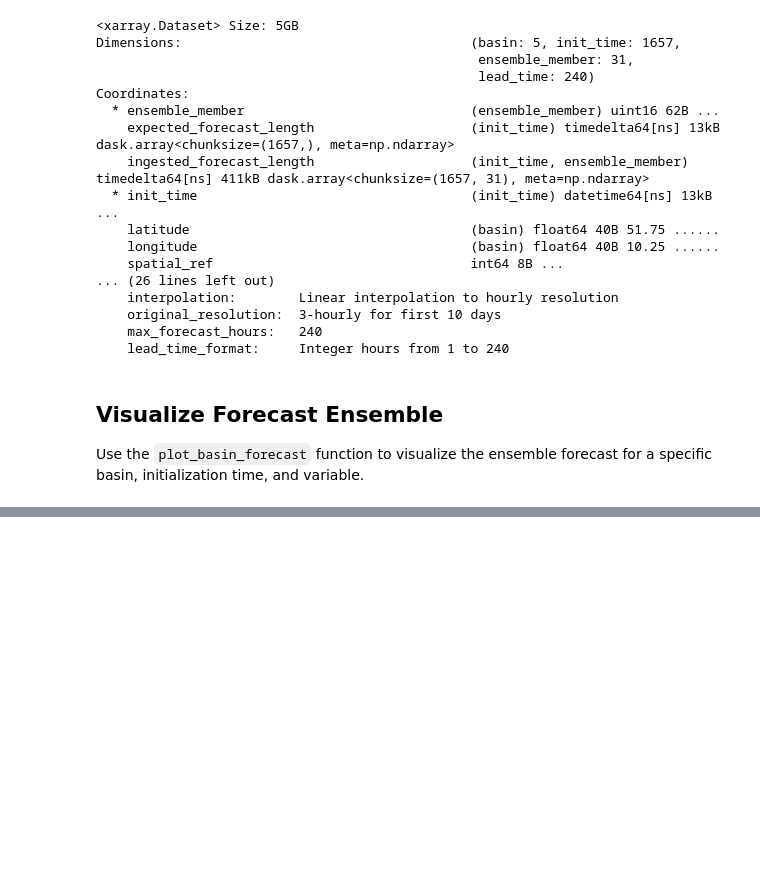
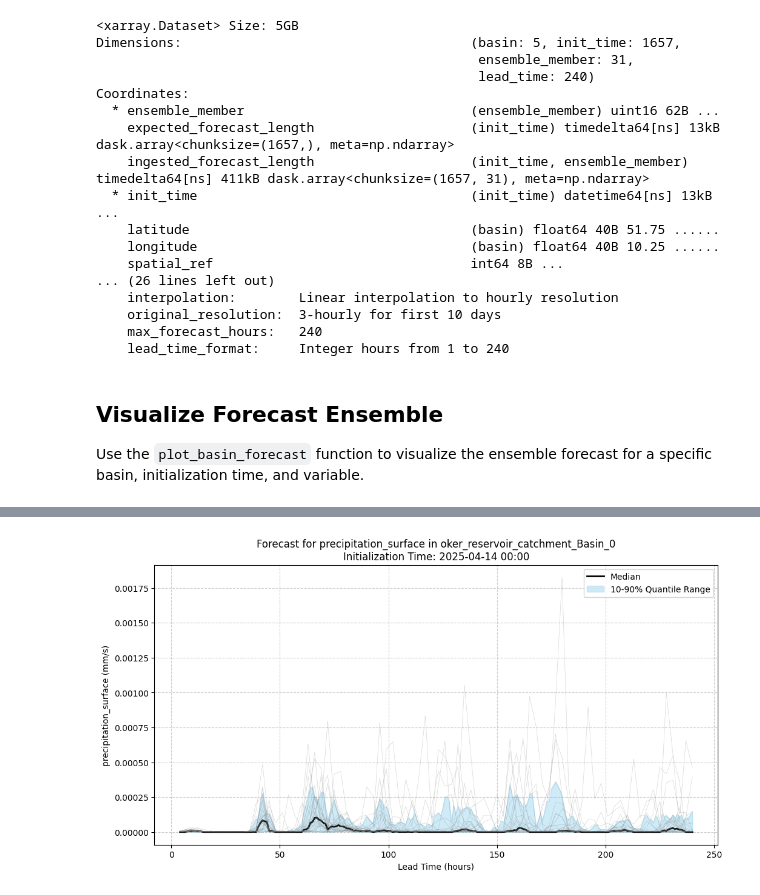
Before and after one commit to gjohnen1/NOAA-GEFS-Forecast-Processing, a Jupyter notebook: notebooks/basin_forecasts.ipynb, the cells around one changed output, grey strips where cells are left out. Drawn from its saved outputs; the diff is of its cells as text; code cells hidden in the pictures; blank space fills up the shorter version.

```diff
--- a/notebooks/basin_forecasts.ipynb
+++ b/notebooks/basin_forecasts.ipynb
@@ -260,0 +297,12 @@ plt.show()
+# %%
+# Plot precipitation forecast with median, 10-90% uncertainty band, and members
+plot_basin_forecast(
+    basin_forecasts_hourly,
+    selected_basin_2,
+    latest_init_time,
+    selected_variable_2,
+    uncertainty_quantiles=[0.10, 0.90], # Use 10-90% range
+    show_members=True # Show individual members lightly in the background
+)
+plt.show()
+# %% [output]
@@ -260,0 +311 @@ plt.show()
+[figure, added]
```
Also changed, not shown: parts of 8 cells of this notebook.
